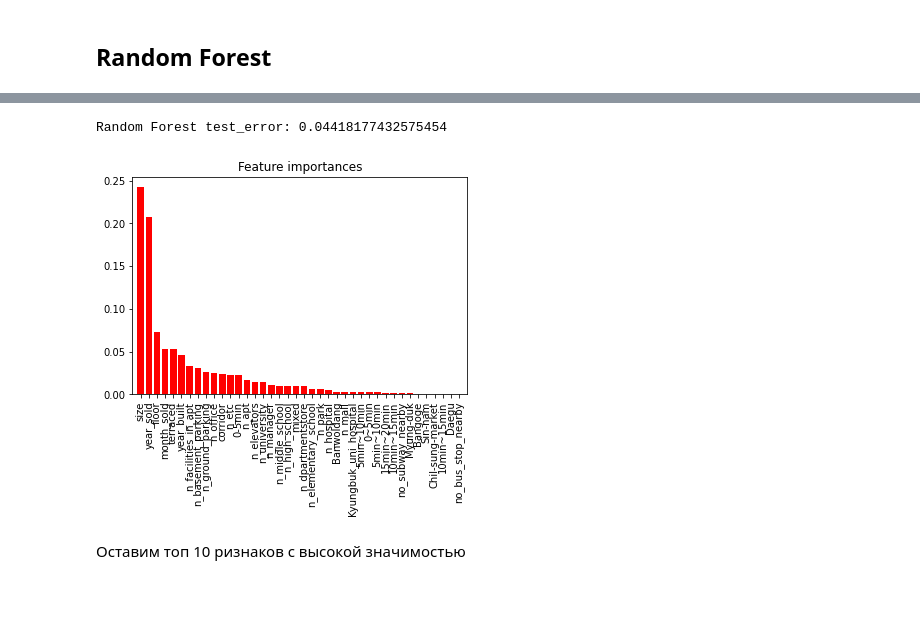
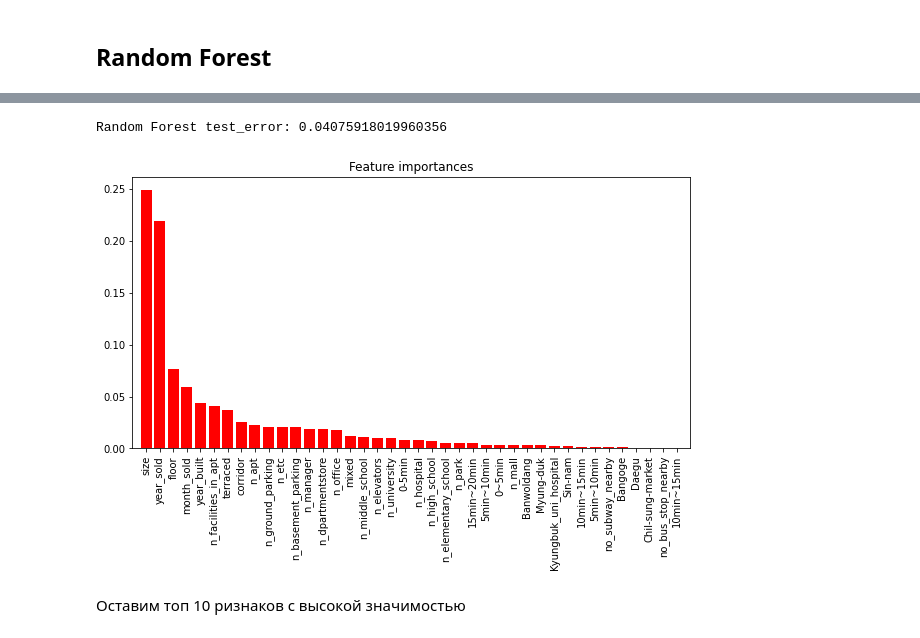
Before and after one commit to MaximovaIrina/ML_homework, a Jupyter notebook: HW3/apartament_data_classification.ipynb, the cells around one changed output, grey strips where cells are left out. Saved outputs shown, nothing was run; the diff lists cells and outputs as text; code cells hidden in the pictures; blank space fills up the shorter version.

```diff
--- a/HW3/apartament_data_classification.ipynb
+++ b/HW3/apartament_data_classification.ipynb
@@ -167,25 +175,26 @@ Best_estimator: RandomForestClassifier(max_depth=13, n_estimators=101)
 # %%
-forest = RandomForestClassifier(criterion='entropy', max_depth=13, n_estimators=101).fit(X_train, y_train)
+forest = RandomForestClassifier(max_depth=15, n_estimators=51).fit(X_train, y_train)
 train_error = 1 - balanced_accuracy_score(y_train, forest.predict(X_train))
 test_error = 1 - balanced_accuracy_score(y_test, forest.predict(X_test))
 error["Random Forest"] = {"train": train_error, "test": test_error}
 print(f"Random Forest test_error: {test_error}")
 # %% [output]
-Random Forest test_error: 0.04418177432575454
+Random Forest test_error: 0.04075918019960356
 # %%
 np.sum(forest.feature_importances_)
 importances = forest.feature_importances_
 indices = np.argsort(importances)[::-1]
 
 d_first = 40
 features_names = X_train.columns
+plt.rcParams["figure.figsize"] = (10,5)
 plt.title("Feature importances")
 plt.bar(range(d_first), importances[indices[:d_first]], align = 'center', color = 'r')
 plt.xticks(range(d_first), features_names[indices[:d_first]], rotation = 90)
 plt.xlim([-1, d_first])
 pass
 # %% [output]
-[figure, old version]
+[figure, new version]
 # %% [markdown]
 Оставим топ 10 ризнаков с высокой значимостью
 # %%
```
Also changed, not shown: parts of 25 cells of this notebook, 1 other file.
